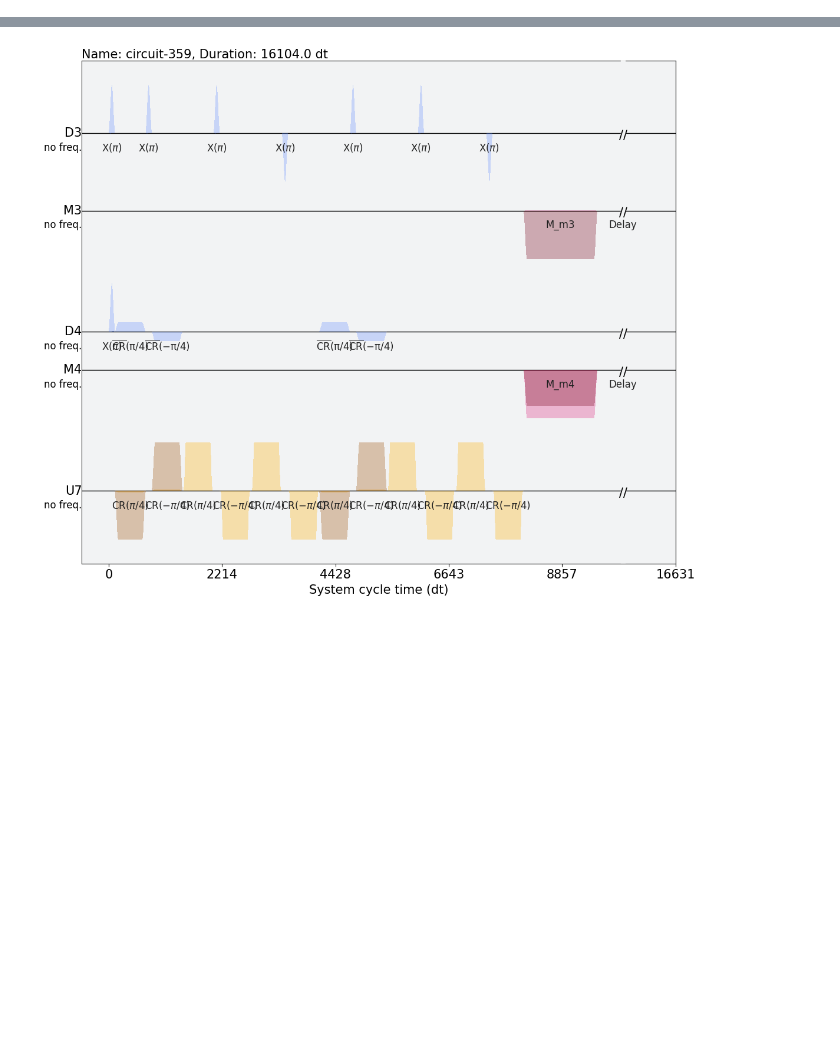
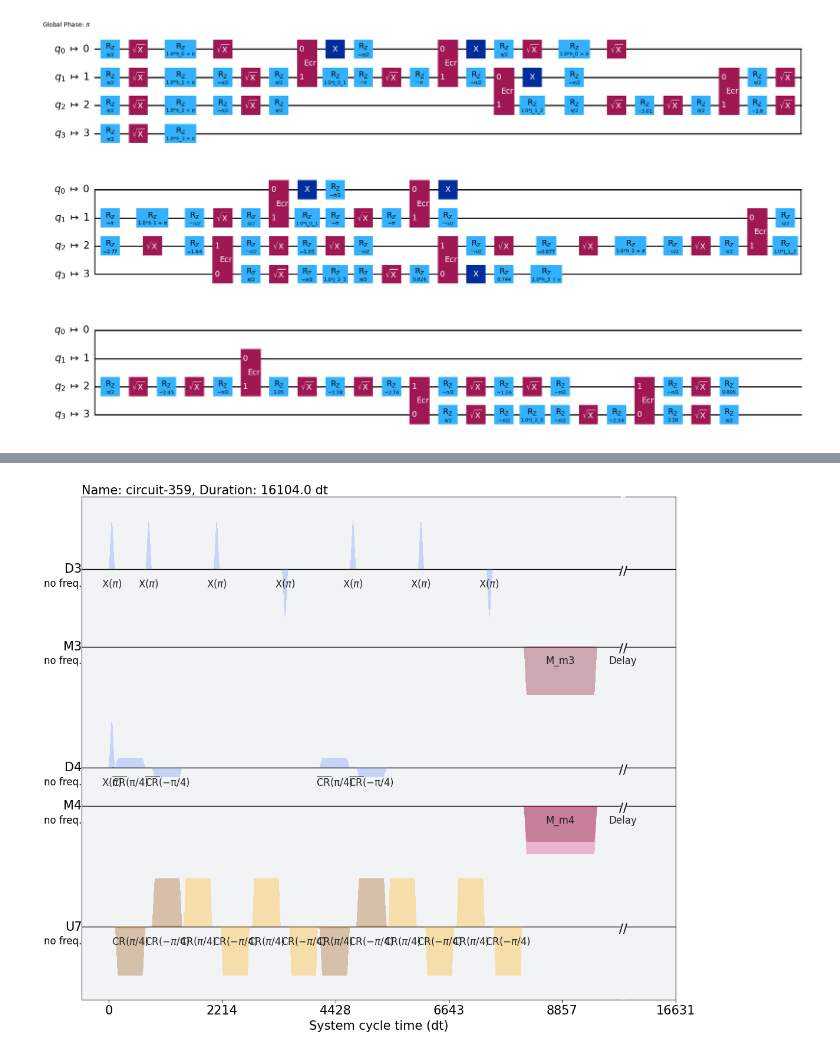
Before and after one commit to pop756/Quantum_KAN, a Jupyter notebook: Real_backend.ipynb, the cells around one changed output, grey strips where cells are left out. Saved outputs shown, nothing was run; the diff lists cells and outputs as text; code cells hidden in the pictures; blank space fills up the shorter version.

```diff
--- a/Real_backend.ipynb
+++ b/Real_backend.ipynb
@@ -150,3 +176,7 @@ for item in backend_error.target['ecr']:
+# %%
+trotterized_ising_circuit.draw('mpl')
+# %% [output]
+[figure, added]
 # %%
 import copy
 from qiskit_ibm_runtime.fake_provider import FakePerth
```
Also changed, not shown: parts of 17 cells of this notebook.
